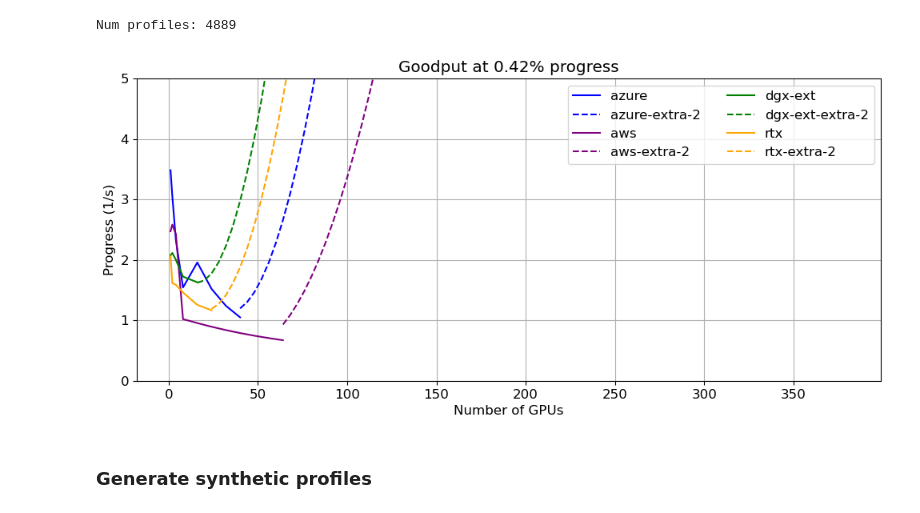
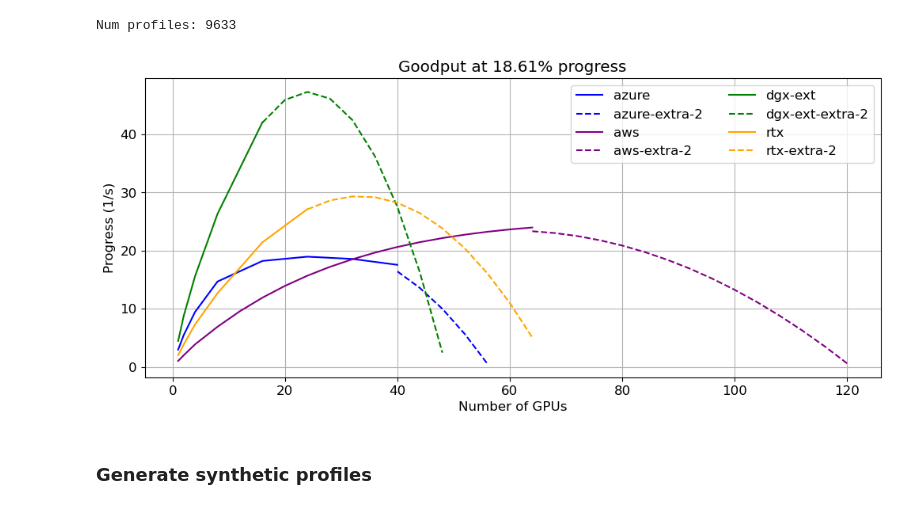
Before and after one commit to suhasjs/continuous-scheduling, a Jupyter notebook: simulator/notebooks/generate_profiles.ipynb, the cells around one changed output. Cells and saved outputs as stored; diff of their text form; code cells hidden in the pictures.

```diff
--- a/simulator/notebooks/generate_profiles.ipynb
+++ b/simulator/notebooks/generate_profiles.ipynb
@@ -5,11 +5,11 @@ from rich import print as rprint
 import pickle
 # %%
 # load data for imagenet
-with open("../jobs/profiles/yolov3.pkl", "rb") as f:
+with open("../jobs/profiles/imagenet.pkl", "rb") as f:
     data = pickle.load(f)
 rprint(f"Num profiles: {len(data['logs'])}")
 # %% [output]
-Num profiles: 4889
+Num profiles: 9633
 # %%
 # standardize plot
 def standardize(plot, size=(10, 5)):
@@ -31,41 +31,40 @@ def extrapolate(x, y, extra_x, degree=3):
 configs = data["configs"]
 logs = data["logs"]
 config_ngpus = {gpu_type : configs[gpu_type]['num_gpus'] for gpu_type in configs.keys()}
-idx = 20
+idx = 2000
 extra_ngpus = [1, 2]
 extra_ngpus.extend([4*i for i in range(1, 96)])
 extra_ngpus = np.array(extra_ngpus)
 extrapolate_poly_degree = 2
 gpu_type_to_colors_map = {
     "azure": "blue",
     "quad": "red",
     "dgx-ext": "green",
     "rtx" : "orange",
     "aws" : "purple"
 }
 
 for gpu_type in configs.keys():
     if gpu_type == 'quad':
         continue
     color = gpu_type_to_colors_map[gpu_type]
     num_gpus = config_ngpus[gpu_type]
     goodput = logs[idx]['goodputs'][gpu_type]
     goodput = np.array(goodput)
     plt.plot(num_gpus, goodput, label=f"{gpu_type}", color=color)
     # extrapolate this curve
     extra_goodput = extrapolate(x=num_gpus, y=goodput, extra_x=extra_ngpus, degree=extrapolate_poly_degree)
     valid_plot_idxs = (extra_ngpus >= num_gpus[-1]) & (extra_goodput >= 0)
     plot_x, plot_y = extra_ngpus[valid_plot_idxs], extra_goodput[valid_plot_idxs]
     plt.plot(plot_x, plot_y, linestyle='--', label=f"{gpu_type}-extra-{extrapolate_poly_degree}", color=color)
 plt.legend(loc='upper right', ncols=2)
 progress_perc = logs[idx]['progress'] / logs[-1]['progress'] * 100
 plt.title(f"Goodput at {progress_perc:.2f}% progress")
 plt.xlabel("Number of GPUs")
 plt.ylabel("Progress (1/s)")
-plt.ylim(0, 5)
 standardize(plt, size=(12, 5))
 # %% [output]
-[figure, old version]
+[figure, new version]
 # %% [markdown]
 ### Generate synthetic profiles ###
 # %%
```
Also changed, not shown: parts of 12 cells of this notebook, 11 other files.
